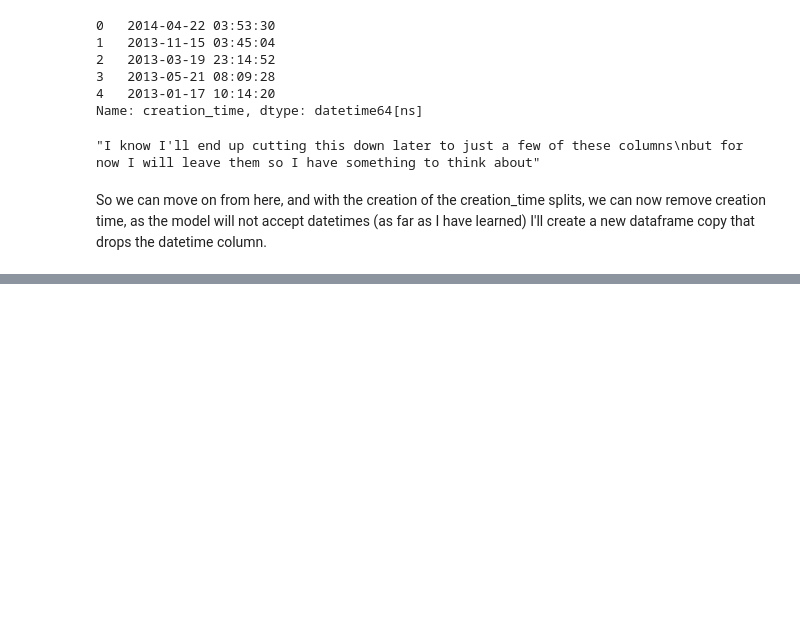
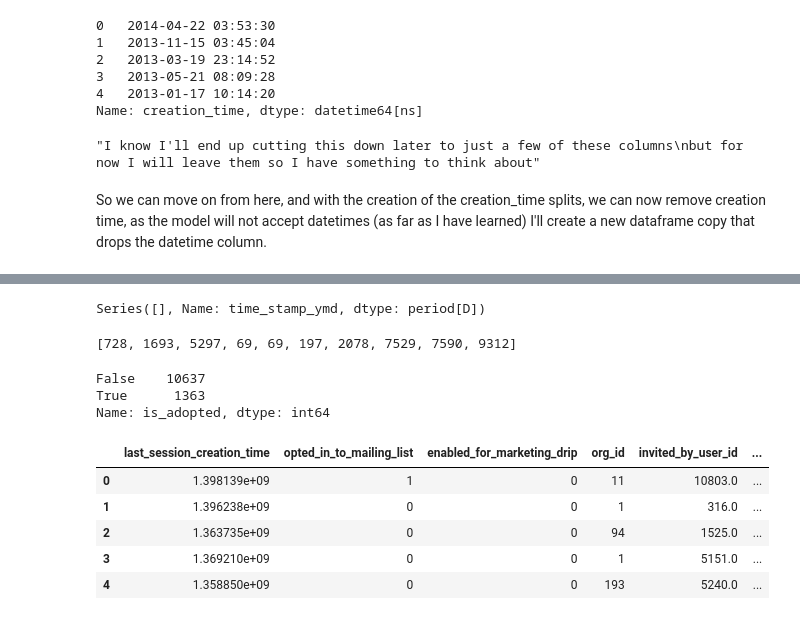
Before and after one commit to ElijahSeeley/Springboard, a Jupyter notebook: relax_challenge/relax_challenge/Relax_Challenge_Notebook.ipynb, the cells around one changed output, grey strips where cells are left out. Saved outputs shown, nothing was run; the diff lists cells and outputs as text; code cells hidden in the pictures; blank space fills up the shorter version.

```diff
--- a/relax_challenge/relax_challenge/Relax_Challenge_Notebook.ipynb
+++ b/relax_challenge/relax_challenge/Relax_Challenge_Notebook.ipynb
@@ -251,0 +299,45 @@ df.head() # looks good
+# %%
+#Now for the part that has given me so many headaches. 7 day rolling ranges
+eng_df['time_stamp_dt'] = pd.to_datetime(eng_df['time_stamp'])
+eng_df['time_stamp_ymd'] = eng_df['time_stamp_dt'].dt.to_period('D')
+# %%
+eng_df.time_stamp_ymd.head(0)
+# %% [output]
+Series([], Name: time_stamp_ymd, dtype: period[D])
+# %%
+date_list_day1 = list(pd.date_range(start='2012-05-31', end='2014-06-07', freq='7D'))
+date_list_day7 = list(pd.date_range(start='2012-06-06', end='2014-06-14', freq='7D'))
+# %%
+
+adopted = []
+for day1, day7 in zip(date_list_day1, date_list_day7):
+    week = eng_df[(eng_df.time_stamp_dt >= day1) & (eng_df.time_stamp_dt < day7)]
+    week_logins = week.groupby(pd.Grouper(key='user_id')).count()
+    week_logins_adopted = week_logins[week_logins.visited >2]
+    adopted.extend(week_logins_adopted.index.values)
+# %%
+adopted[0:10] #It Works!
+# %% [output]
+[728, 1693, 5297, 69, 69, 197, 2078, 7529, 7590, 9312]
+# %%
+adopted_list_for_df = []
+for user in df.index.values:
+    adopted_list_for_df.append(user in adopted)
+
+df['is_adopted'] = adopted_list_for_df
+df['is_adopted'].value_counts()
+# %% [output]
+False    10637
+True      1363
+Name: is_adopted, dtype: int64
+# %%
+#time to drop the email and name, and object_id columns
+df = df.drop(columns = ['name','email','object_id'])
+df.head()
+# %% [output]
+|  | last_session_creation_time | opted_in_to_mailing_list | enabled_for_marketing_drip | org_id | invited_by_user_id | ... |
+| 0 | 1.398139e+09 | 1 | 0 | 11 | 10803.0 | ... |
+| 1 | 1.396238e+09 | 0 | 0 | 1 | 316.0 | ... |
+| 2 | 1.363735e+09 | 0 | 0 | 94 | 1525.0 | ... |
+| 3 | 1.369210e+09 | 0 | 0 | 1 | 5151.0 | ... |
+| 4 | 1.358850e+09 | 0 | 0 | 193 | 5240.0 | ... |
```
Also changed, not shown: parts of 7 cells of this notebook.
